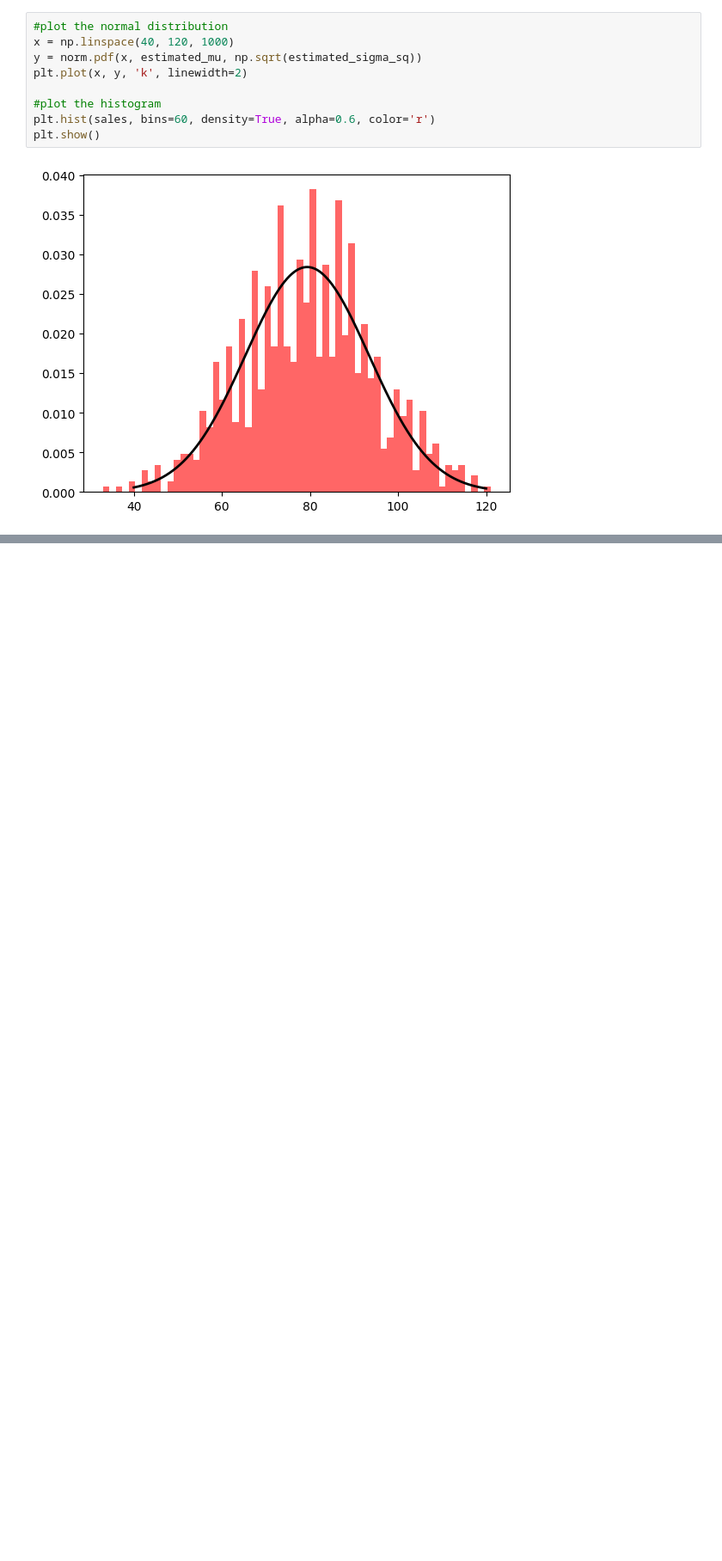
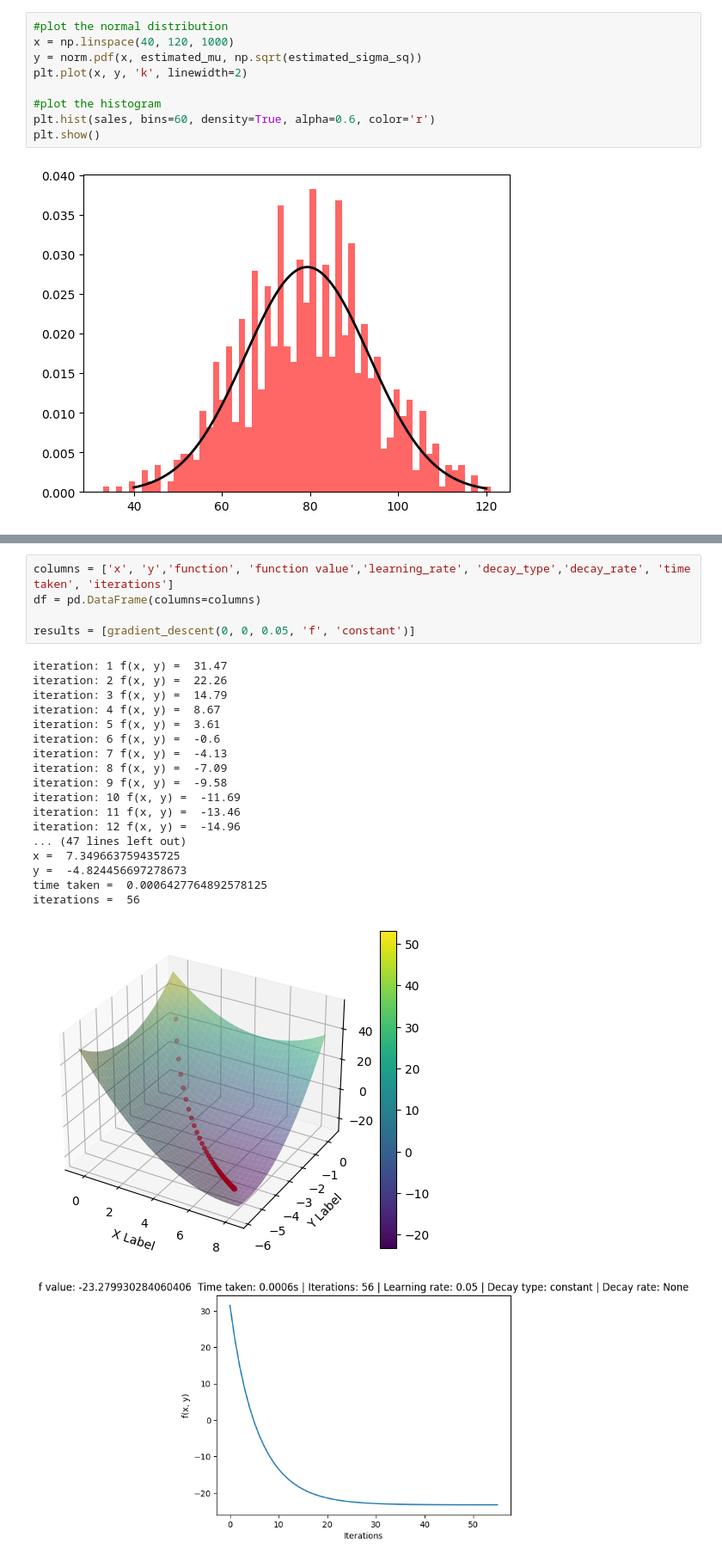
Before and after one commit to krishangupta33/Optimization-for-Data-Science, a Jupyter notebook: HW3/hw3.ipynb, the cells around one changed output, grey strips where cells are left out. Shown at 86% size. Drawn from its saved outputs; the diff is of its cells as text; blank space fills up the shorter version.

Commit message:
decays and plotting

```diff
--- a/HW3/hw3.ipynb
+++ b/HW3/hw3.ipynb
@@ -159,0 +290,25 @@ plt.show()
+# %%
+columns = ['x', 'y','function', 'function value','learning_rate', 'decay_type','decay_rate', 'time taken', 'iterations']
+df = pd.DataFrame(columns=columns)
+
+results = [gradient_descent(0, 0, 0.05, 'f', 'constant')]
+# %% [output]
+iteration: 1 f(x, y) =  31.47
+iteration: 2 f(x, y) =  22.26
+iteration: 3 f(x, y) =  14.79
+iteration: 4 f(x, y) =  8.67
+iteration: 5 f(x, y) =  3.61
+iteration: 6 f(x, y) =  -0.6
+iteration: 7 f(x, y) =  -4.13
+iteration: 8 f(x, y) =  -7.09
+iteration: 9 f(x, y) =  -9.58
+iteration: 10 f(x, y) =  -11.69
+iteration: 11 f(x, y) =  -13.46
+iteration: 12 f(x, y) =  -14.96
+... (47 lines left out)
+x =  7.349663759435725
+y =  -4.824456697278673
+time taken =  0.0006427764892578125
+iterations =  56
+[figure, added]
+[figure, added]
```
Also changed, not shown: parts of 16 cells of this notebook.
